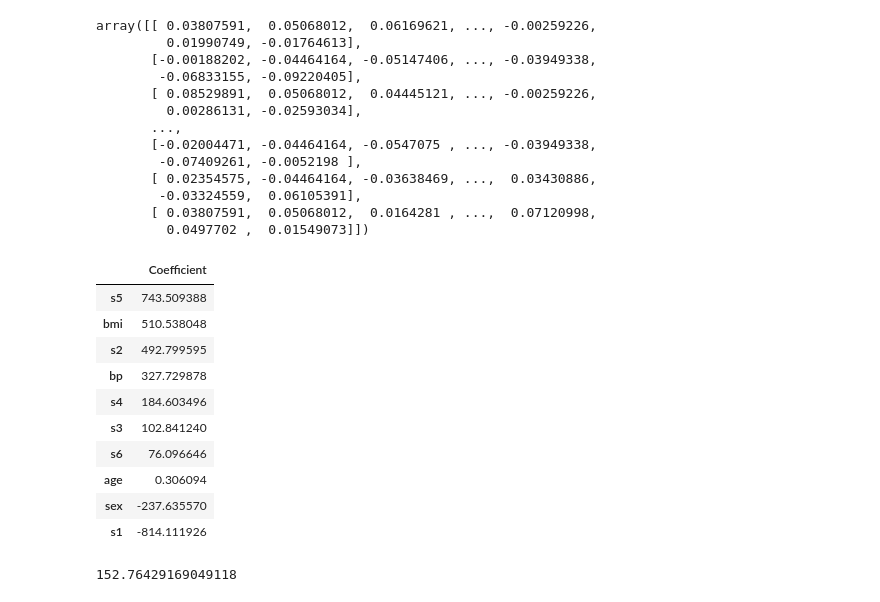
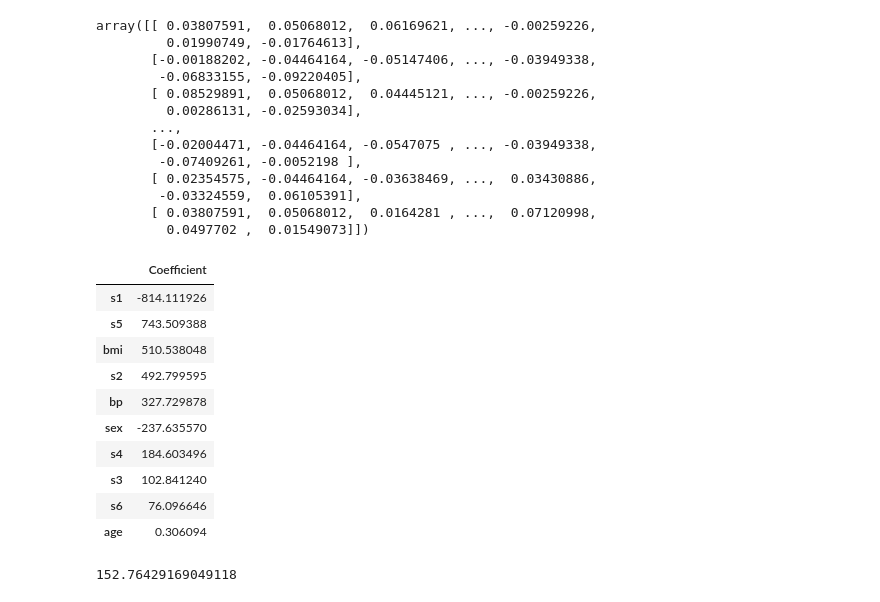
Before and after one commit to martakudt/Entregas, a Jupyter notebook: 2.MACHINE_LEARNING/Ejercicios_RegresiónLineal/2 Diabetes.ipynb, the cells around one changed output. Saved outputs shown, nothing was run; the diff lists cells and outputs as text; code cells hidden in the pictures.

```diff
--- a/2.MACHINE_LEARNING/Ejercicios_RegresiónLineal/2 Diabetes.ipynb
+++ b/2.MACHINE_LEARNING/Ejercicios_RegresiónLineal/2 Diabetes.ipynb
@@ -189,4 +189,4 @@ Test target shape: (20,)
 # %%
 # Pasar array a dataframe
 df_diabetes_data = pd.DataFrame(diabetes["data"])
-df_diabetes_data
+df_diabetes_data["target"] = diabetes["target"]
@@ -338,22 +321,22 @@ array([[ 0.03807591,  0.05068012,  0.06169621, ..., -0.00259226,
 # %%
 # Crea un df con el coeficiente de cada feature
 coeff_df = pd.DataFrame(lm.coef_,
-                        df_diabetes_data.columns,
+                        df_diabetes_data.columns[:-1],
                         columns=['Coefficient'])
-coeff_df = coeff_df.sort_values(by = 'Coefficient', ascending = False)
+coeff_df = coeff_df.sort_values(by = 'Coefficient', ascending = False, key = abs)
 coeff_df
 # %% [output]
 |  | Coefficient |
+| s1 | -814.111926 |
 | s5 | 743.509388 |
 | bmi | 510.538048 |
 | s2 | 492.799595 |
 | bp | 327.729878 |
+| sex | -237.635570 |
 | s4 | 184.603496 |
 | s3 | 102.841240 |
 | s6 | 76.096646 |
 | age | 0.306094 |
-| sex | -237.635570 |
-| s1 | -814.111926 |
 # %%
 # intercepto
 print(lm.intercept_)
```
Also changed, not shown: parts of 25 cells of this notebook.
